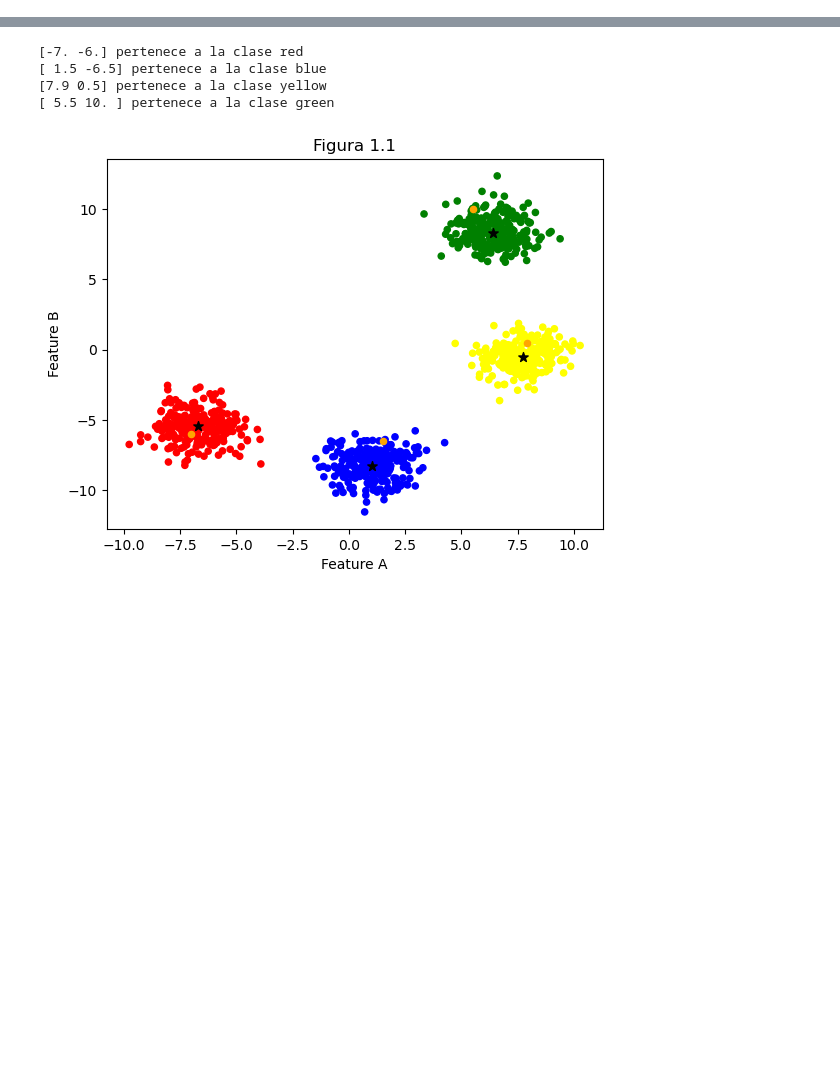
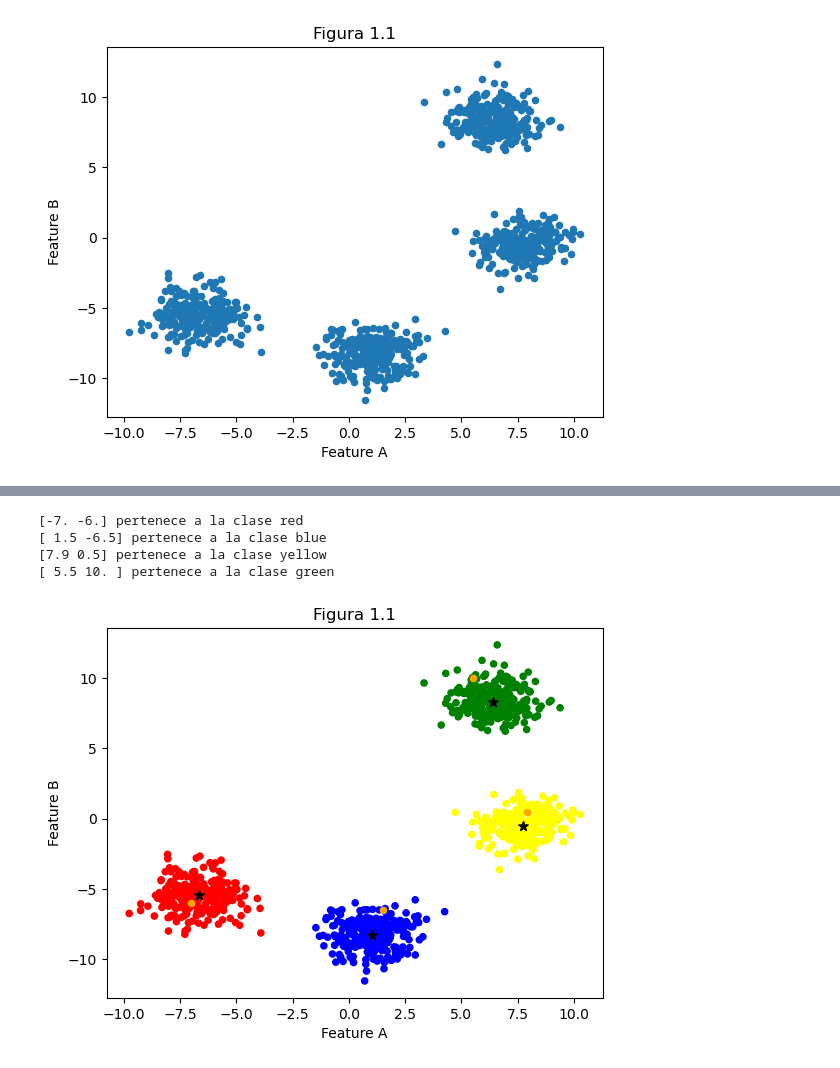
Before and after one commit to Hexzzard/Universidad, a Jupyter notebook: Sistemas_Inteligentes/Proyecto 3 & 4/ejercicio 2.ipynb, the cells around one changed output, grey strips where cells are left out. Saved outputs shown, nothing was run; the diff lists cells and outputs as text; code cells hidden in the pictures; blank space fills up the shorter version.

```diff
--- a/Sistemas_Inteligentes/Proyecto 3 & 4/ejercicio 2.ipynb
+++ b/Sistemas_Inteligentes/Proyecto 3 & 4/ejercicio 2.ipynb
@@ -0,0 +1,19 @@
+# %%
+import numpy as np
+from sklearn.cluster import MeanShift, estimate_bandwidth
+import matplotlib.pyplot as plt
+
+#importamos los datos para los algoritmos
+data = np.load('MeanShift/X.npy')
+clase = np.load('MeanShift/_.npy')
+
+#graficamos cada uno de los puntos
+#Nota: no esta siendo aplicado ningun algoritmo de clasificacion
+fig = plt.figure()
+plt.scatter(data[:, 0], data[:, 1], s=20)
+plt.xlabel('Feature A')
+plt.ylabel('Feature B')
+plt.title('Figura 1.1')
+plt.show()
+# %% [output]
+[figure, added]
```
Also changed, not shown: parts of 4 cells of this notebook, 3 other files.
